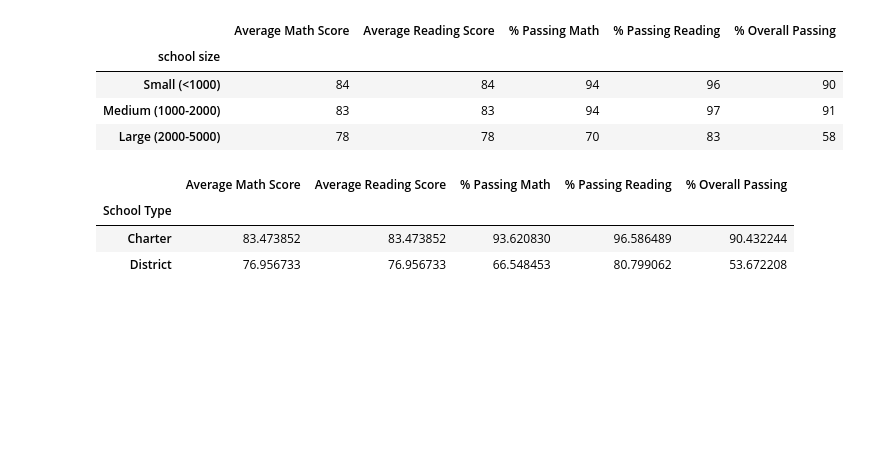
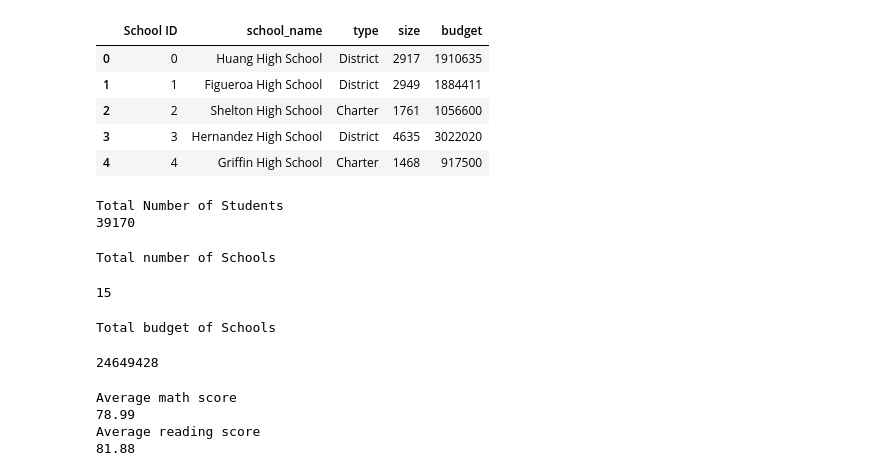
Before and after one commit to alecngai/04-School_District_Analysis, a Jupyter notebook: PyCitySchools.ipynb, the cells around one changed output. Cells and saved outputs as stored; diff of their text form; code cells hidden in the pictures; blank space fills up the shorter version.

```diff
--- a/PyCitySchools.ipynb
+++ b/PyCitySchools.ipynb
@@ -1521,18 +0,0 @@ size_summary_df
-# %%
-size_summary_df["Average Math Score"] = size_summary_df["Average Math Score"].map("{:.0f}".format)
-
-size_summary_df["Average Reading Score"] = size_summary_df["Average Reading Score"].map("{:.0f}".format)
-
-size_summary_df["% Passing Math"] = size_summary_df["% Passing Math"].map("{:.0f}".format)
-
-size_summary_df["% Passing Reading"] = size_summary_df["% Passing Reading"].map("{:.0f}".format)
-
-size_summary_df["% Overall Passing"] = size_summary_df["% Overall Passing"].map("{:.0f}".format)
-
-size_summary_df
-# %% [output]
-|  | Average Math Score | Average Reading Score | % Passing Math | % Passing Reading | % Overall Passing |
-| school size |  |  |  |  |  |
-| Small (<1000) | 84 | 84 | 94 | 96 | 90 |
-| Medium (1000-2000) | 83 | 83 | 94 | 97 | 91 |
-| Large (2000-5000) | 78 | 78 | 70 | 83 | 58 |
@@ -1551,15 +0,0 @@ type_passing_overall = per_school_summary_df.groupby(["School Type"]).mean()["%
-# %%
-# Assemble into DataFrame.
-type_summary_df = pd.DataFrame({
-          "Average Math Score" : type_math_scores,
-          "Average Reading Score": type_reading_scores,
-          "% Passing Math": type_passing_math,
-          "% Passing Reading": type_passing_reading,
-          "% Overall Passing": type_passing_overall})
-
-type_summary_df
-# %% [output]
-|  | Average Math Score | Average Reading Score | % Passing Math | % Passing Reading | % Overall Passing |
-| School Type |  |  |  |  |  |
-| Charter | 83.473852 | 83.473852 | 93.620830 | 96.586489 | 90.432244 |
-| District | 76.956733 | 76.956733 | 66.548453 | 80.799062 | 53.672208 |
@@ -1569,0 +5,11 @@ type_summary_df["Average Math Scores"] = type_summary_df["Average Math Scores"].
+# %%
+students_df = pd.read_csv("Resources/students_complete.csv")
+schools_df = pd.read_csv("Resources/schools_complete.csv")
+schools_df.head()
+# %% [output]
+|  | School ID | school_name | type | size | budget |
+| 0 | 0 | Huang High School | District | 2917 | 1910635 |
+| 1 | 1 | Figueroa High School | District | 2949 | 1884411 |
+| 2 | 2 | Shelton High School | Charter | 1761 | 1056600 |
+| 3 | 3 | Hernandez High School | District | 4635 | 3022020 |
+| 4 | 4 | Griffin High School | Charter | 1468 | 917500 |
@@ -1569,0 +23,35 @@ type_summary_df["Average Math Scores"] = type_summary_df["Average Math Scores"].
+# %%
+# Combine the data into a single dataset.
+school_data_complete_df = pd.merge(students_df, schools_df, on=["school_name", "school_name"])
+print("Total Number of Students")
+student_count = school_data_complete_df["Student ID"].count()
+print(student_count)
+# %% [output]
+Total Number of Students
+39170
+# %%
+print("Total number of Schools")
+school_count = school_data_complete_df["school_name"].nunique()
+school_count
+# %% [output]
+Total number of Schools
+15
+# %%
+print("Total budget of Schools")
+total_budget = schools_df["budget"].sum()
+total_budget
+# %% [output]
+Total budget of Schools
+24649428
+# %%
+average_reading_score = school_data_complete_df["reading_score"].mean()
+average_math_score = school_data_complete_df["math_score"].mean()
+print("Average math score")
+print(round(average_math_score,2))
+print("Average reading score")
+print(round(average_reading_score,2))
+# %% [output]
+Average math score
+78.99
+Average reading score
+81.88
```
Also changed, not shown: parts of 160 cells of this notebook, 1 other file.
